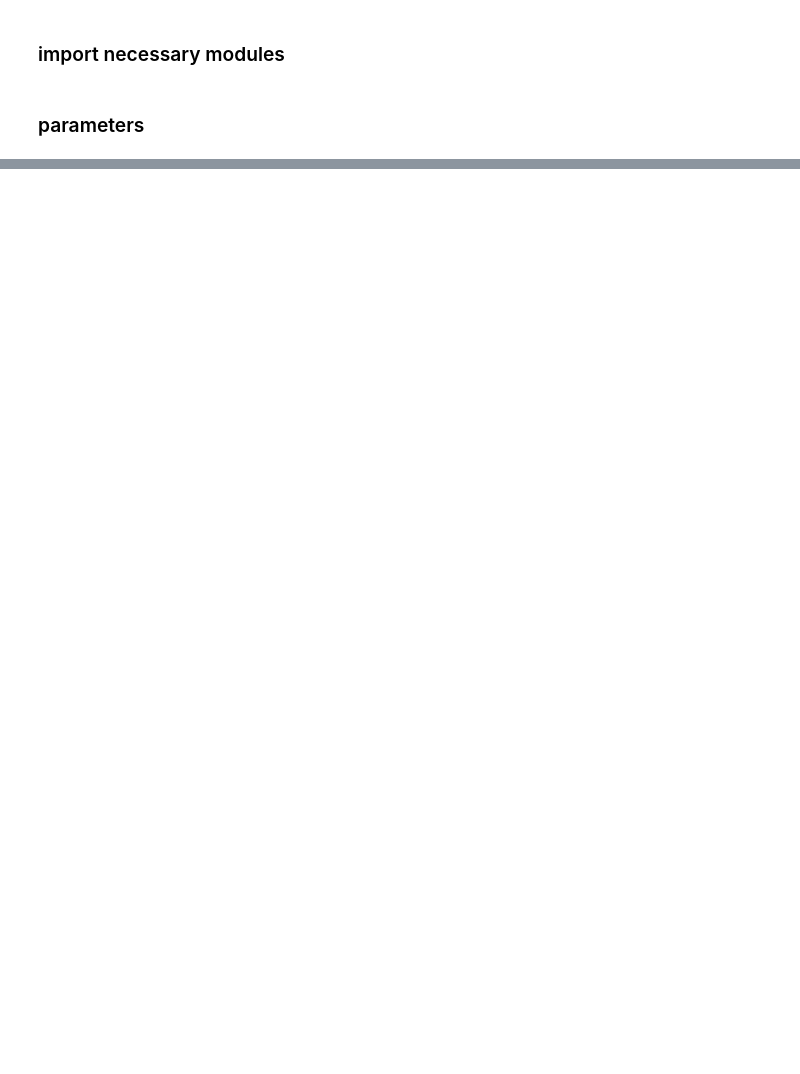
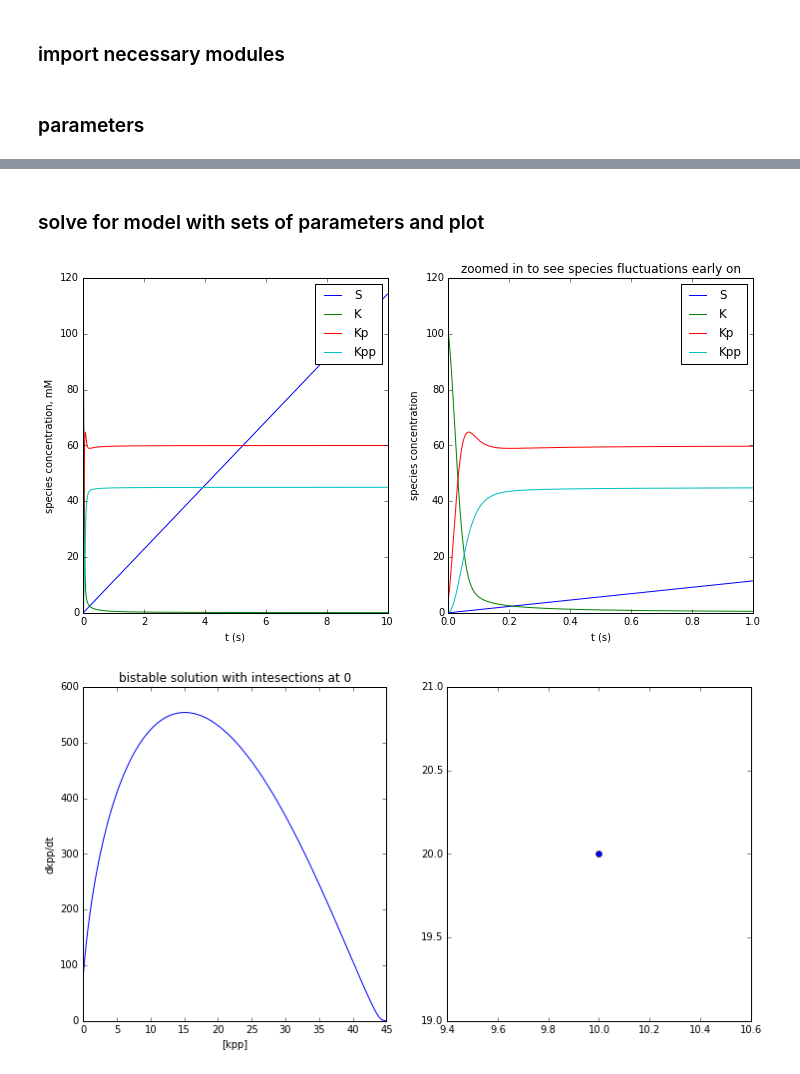
Before and after one commit to npagane/bph, a Jupyter notebook: yeastSim/1DRealModelSim.ipynb, the cells around one changed output, grey strips where cells are left out. Drawn from its saved outputs; the diff is of its cells as text; code cells hidden in the pictures; blank space fills up the shorter version.

```diff
--- a/yeastSim/1DRealModelSim.ipynb
+++ b/yeastSim/1DRealModelSim.ipynb
@@ -109,6 +49,0 @@ def gillespieBoundary(N, n):
-# %%
-#run simulations in isolated cell to avoid running multiple times
-out = {}
-for i in range(0,Sim):
-    out[i] = gillespieBoundary(N, n)
-print('simulations complete')
@@ -247,0 +92,46 @@ plt.show()
+# %% [markdown]
+### solve for model with sets of parameters and plot
+# %%
+# solve the ODEs
+ode = snt.odeint(rates, y0,t)
+
+# plot species
+fig = plt.figure(figsize=(12,6))
+ax = fig.add_subplot(1,2,1)
+for i in range(len(y0)):
+    ax.plot(t, ode[:,i][0:n])
+ax.set_xlabel('t (s)')
+#plt.title(''.join(['[S] = ', str(c1)]))
+ax.set_ylabel('species concentration, mM')
+ax.legend(['S', 'K', 'Kp', 'Kpp'])
+
+#zoom in
+ax = fig.add_subplot(1,2,2)
+tf = 10
+t = np.linspace(ti, tf, n)
+ode = snt.odeint(rates, y0,t)
+for i in range(len(y0)):
+    ax.plot(t, ode[:,i][0:n])
+ax.set_xlabel('t (s)')
+ax.set_title('zoomed in to see species fluctuations early on')
+ax.set_ylabel('species concentration')
+ax.legend(['S', 'K', 'Kp', 'Kpp'])
+ax.set_xlim([0,1])
+
+#find dkpp/dt
+fig = plt.figure(figsize=(12,6))
+ax = fig.add_subplot(1,2,1)
+dkpp = np.diff(ode[:,3])/np.diff(t)
+ax.plot(ode[:,3][0:n-1],dkpp)
+ax.set_title('bistable solution with intesections at 0')
+ax.set_xlabel('[kpp]')
+ax.set_ylabel('dkpp/dt')
+
+#plot two parameters against each other to determine bistable solution
+ax = fig.add_subplot(1,2,2)
+ax.plot(k2, k5, 'o')
+
+plt.show()
+# %% [output]
+[figure, added]
+[figure, added]
```
Also changed, not shown: parts of 17 cells of this notebook.
